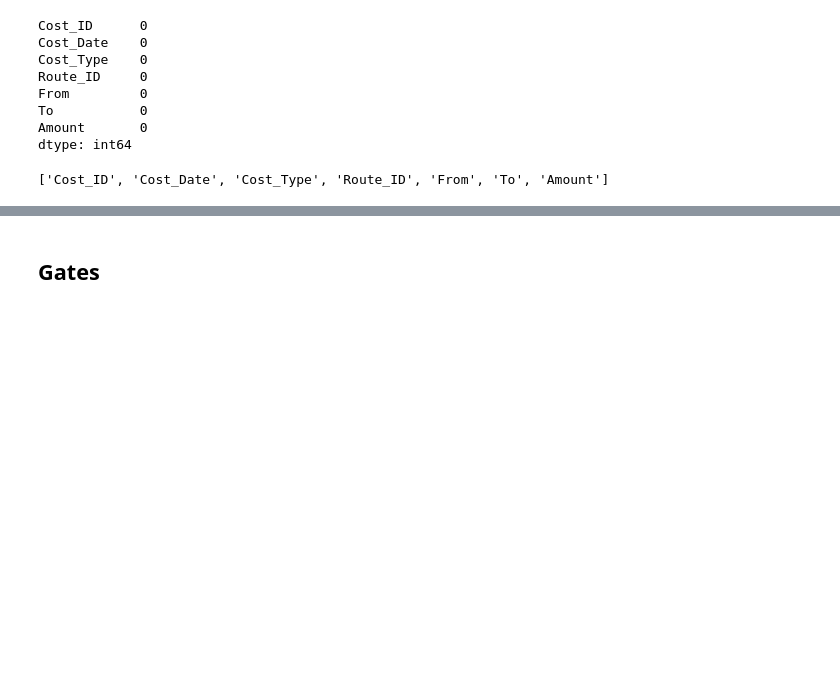
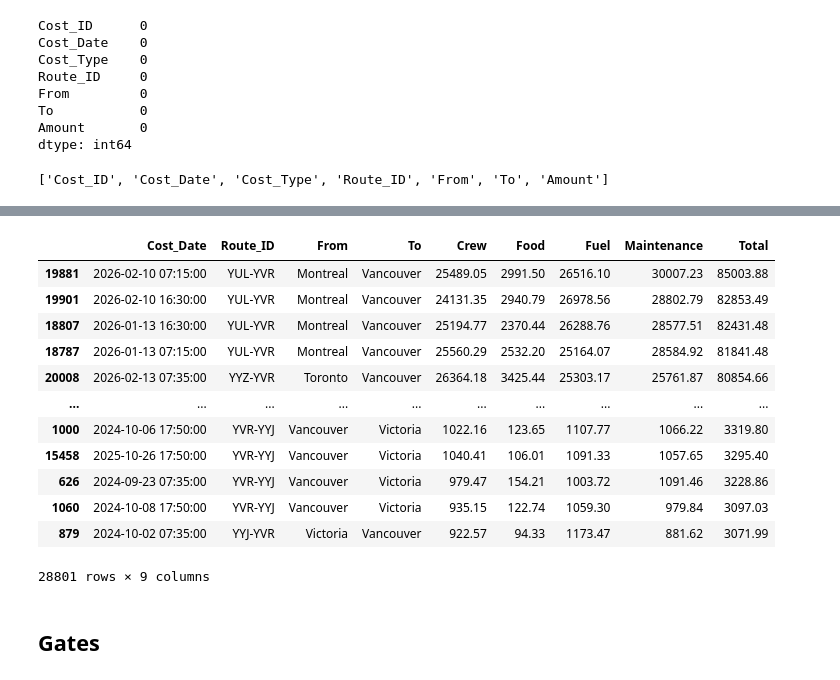
Before and after one commit to noahhynds/first-byte-2026, a Jupyter notebook: notebooks/01_clean_data.ipynb, the cells around one changed output, grey strips where cells are left out. Saved outputs shown, nothing was run; the diff lists cells and outputs as text; code cells hidden in the pictures; blank space fills up the shorter version.

```diff
--- a/notebooks/01_clean_data.ipynb
+++ b/notebooks/01_clean_data.ipynb
@@ -67,3 +77,29 @@ costs.head(10)
+# %%
+flight_costs_df = costs.pivot(
+    index=["Cost_Date", "Route_ID", "From", "To"],
+    columns="Cost_Type",
+    values="Amount"
+).reset_index()
+
+flight_costs_df.columns.name = None
+# %%
+flight_costs_df["Total"] = flight_costs_df["Crew"] + flight_costs_df["Food"] + flight_costs_df["Fuel"] + flight_costs_df["Maintenance"]
+# %%
+flight_costs_df.sort_values(by = "Total", ascending = False)
+# %% [output]
+|  | Cost_Date | Route_ID | From | To | Crew | Food | Fuel | Maintenance | Total |
+| 19881 | 2026-02-10 07:15:00 | YUL-YVR | Montreal | Vancouver | 25489.05 | 2991.50 | 26516.10 | 30007.23 | 85003.88 |
+| 19901 | 2026-02-10 16:30:00 | YUL-YVR | Montreal | Vancouver | 24131.35 | 2940.79 | 26978.56 | 28802.79 | 82853.49 |
+| 18807 | 2026-01-13 16:30:00 | YUL-YVR | Montreal | Vancouver | 25194.77 | 2370.44 | 26288.76 | 28577.51 | 82431.48 |
+| 18787 | 2026-01-13 07:15:00 | YUL-YVR | Montreal | Vancouver | 25560.29 | 2532.20 | 25164.07 | 28584.92 | 81841.48 |
+| 20008 | 2026-02-13 07:35:00 | YYZ-YVR | Toronto | Vancouver | 26364.18 | 3425.44 | 25303.17 | 25761.87 | 80854.66 |
+| ... | ... | ... | ... | ... | ... | ... | ... | ... | ... |
+| 1000 | 2024-10-06 17:50:00 | YVR-YYJ | Vancouver | Victoria | 1022.16 | 123.65 | 1107.77 | 1066.22 | 3319.80 |
+| 15458 | 2025-10-26 17:50:00 | YVR-YYJ | Vancouver | Victoria | 1040.41 | 106.01 | 1091.33 | 1057.65 | 3295.40 |
+| 626 | 2024-09-23 07:35:00 | YVR-YYJ | Vancouver | Victoria | 979.47 | 154.21 | 1003.72 | 1091.46 | 3228.86 |
+| 1060 | 2024-10-08 17:50:00 | YVR-YYJ | Vancouver | Victoria | 935.15 | 122.74 | 1059.30 | 979.84 | 3097.03 |
+| 879 | 2024-10-02 07:35:00 | YYJ-YVR | Victoria | Vancouver | 922.57 | 94.33 | 1173.47 | 881.62 | 3071.99 |
+28801 rows × 9 columns
 # %% [markdown]
 ## Gates
 # %%
```
Also changed, not shown: parts of 2 cells of this notebook.
